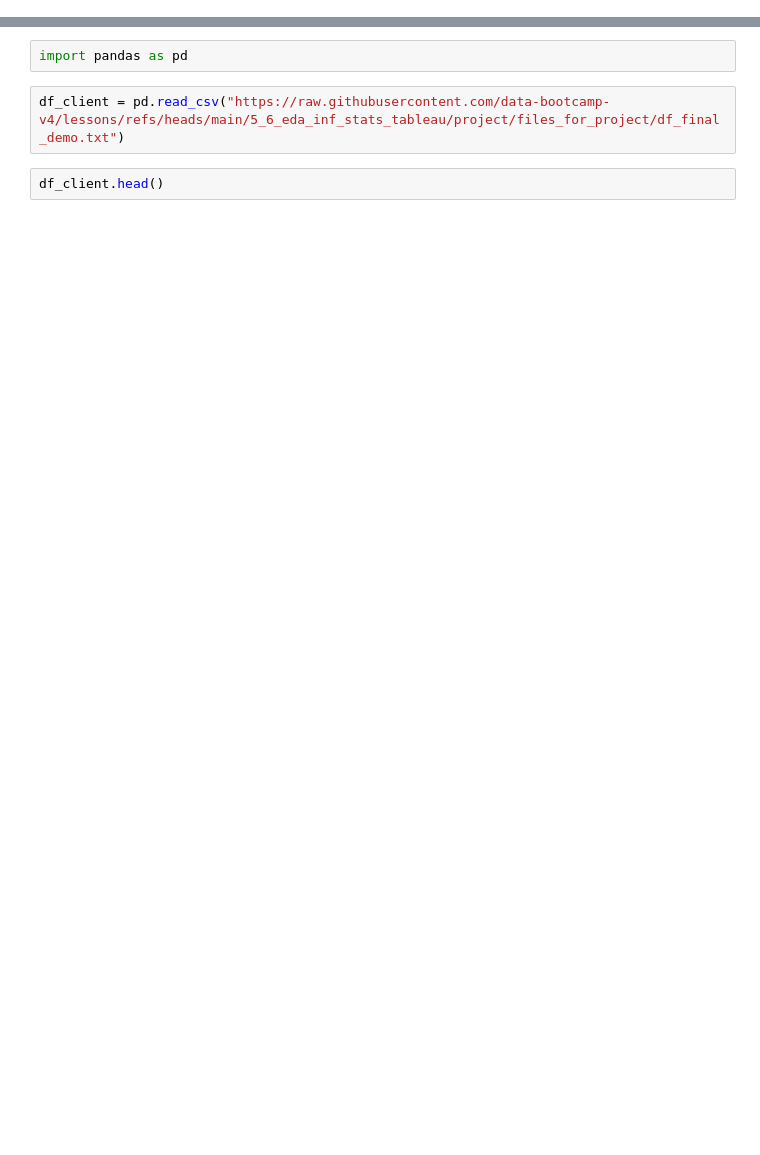
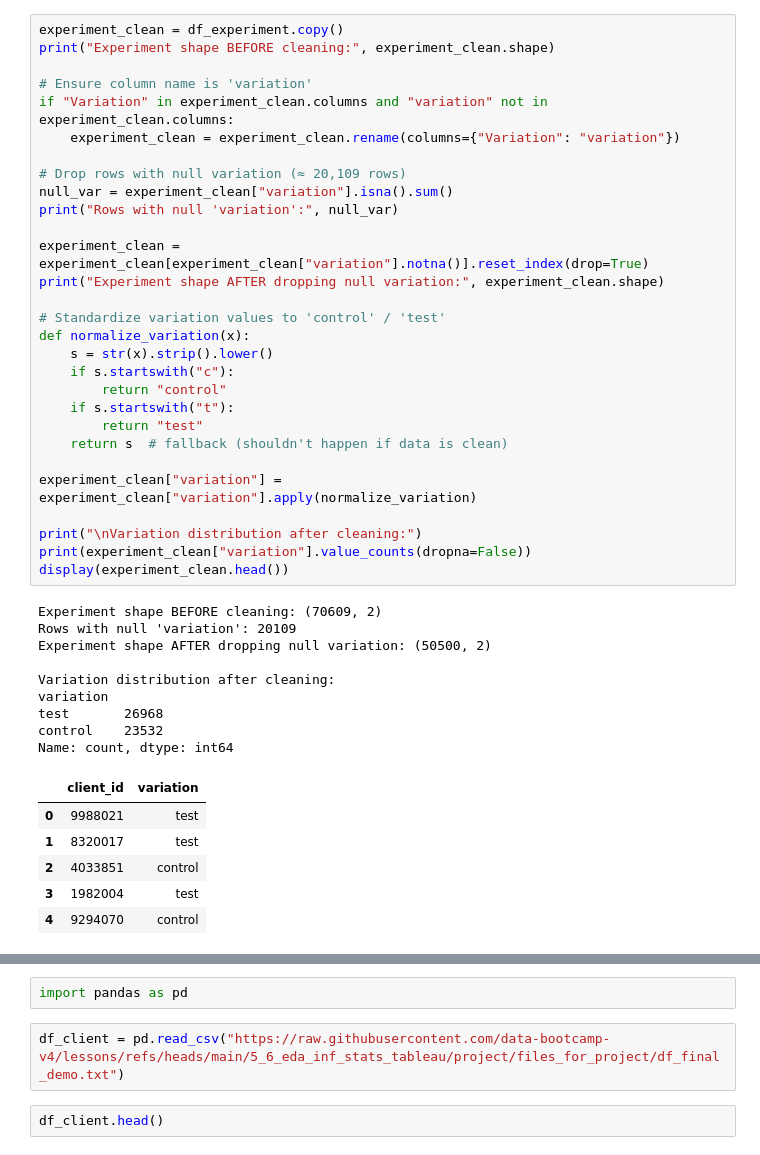
Before and after one commit to abhishekrahul93/vanguard-ab-test, a Jupyter notebook: 01_EDA_and_cleaning.ipynb, the cells around one changed output, grey strips where cells are left out. Saved outputs shown, nothing was run; the diff lists cells and outputs as text; blank space fills up the shorter version.

```diff
--- a/01_EDA_and_cleaning.ipynb
+++ b/01_EDA_and_cleaning.ipynb
@@ -0,0 +155,45 @@
+# %%
+experiment_clean = df_experiment.copy()
+print("Experiment shape BEFORE cleaning:", experiment_clean.shape)
+
+# Ensure column name is 'variation'
+if "Variation" in experiment_clean.columns and "variation" not in experiment_clean.columns:
+    experiment_clean = experiment_clean.rename(columns={"Variation": "variation"})
+
+# Drop rows with null variation (≈ 20,109 rows)
+null_var = experiment_clean["variation"].isna().sum()
+print("Rows with null 'variation':", null_var)
+
+experiment_clean = experiment_clean[experiment_clean["variation"].notna()].reset_index(drop=True)
+print("Experiment shape AFTER dropping null variation:", experiment_clean.shape)
+
+# Standardize variation values to 'control' / 'test'
+def normalize_variation(x):
+    s = str(x).strip().lower()
+    if s.startswith("c"):
+        return "control"
+    if s.startswith("t"):
+        return "test"
+    return s  # fallback (shouldn't happen if data is clean)
+
+experiment_clean["variation"] = experiment_clean["variation"].apply(normalize_variation)
+
+print("\nVariation distribution after cleaning:")
+print(experiment_clean["variation"].value_counts(dropna=False))
+display(experiment_clean.head())
+# %% [output]
+Experiment shape BEFORE cleaning: (70609, 2)
+Rows with null 'variation': 20109
+Experiment shape AFTER dropping null variation: (50500, 2)
+
+Variation distribution after cleaning:
+variation
+test       26968
+control    23532
+Name: count, dtype: int64
+|  | client_id | variation |
+| 0 | 9988021 | test |
+| 1 | 8320017 | test |
+| 2 | 4033851 | control |
+| 3 | 1982004 | test |
+| 4 | 9294070 | control |
```
Also changed, not shown: parts of 7 cells of this notebook.
